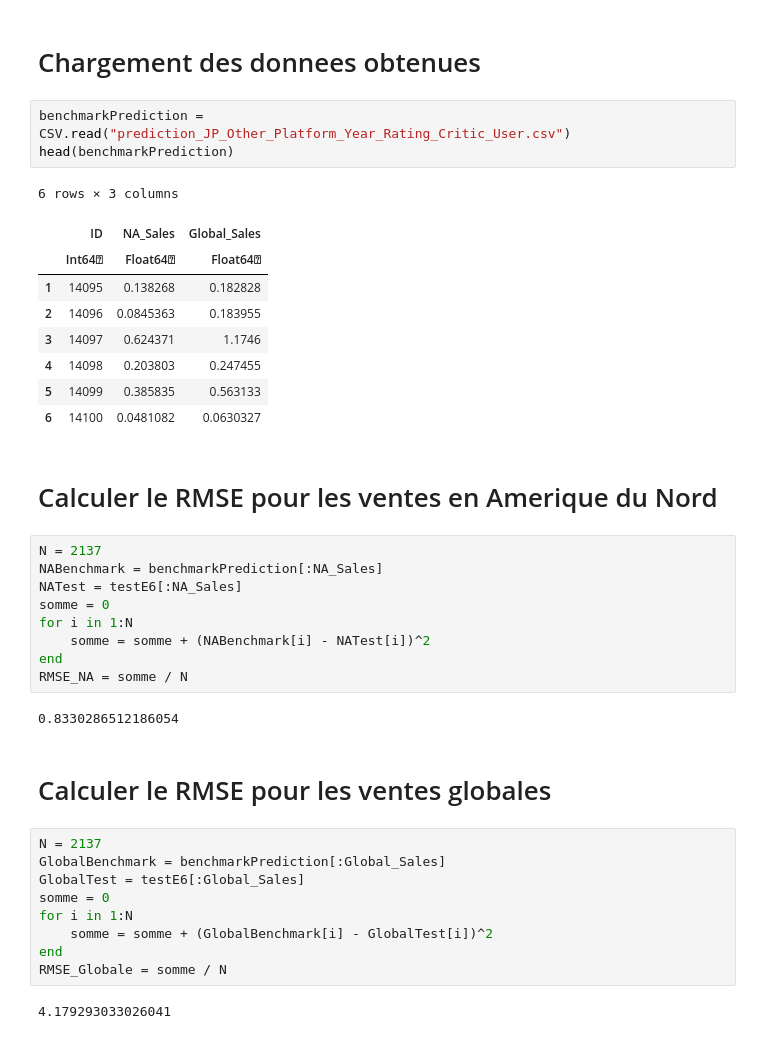
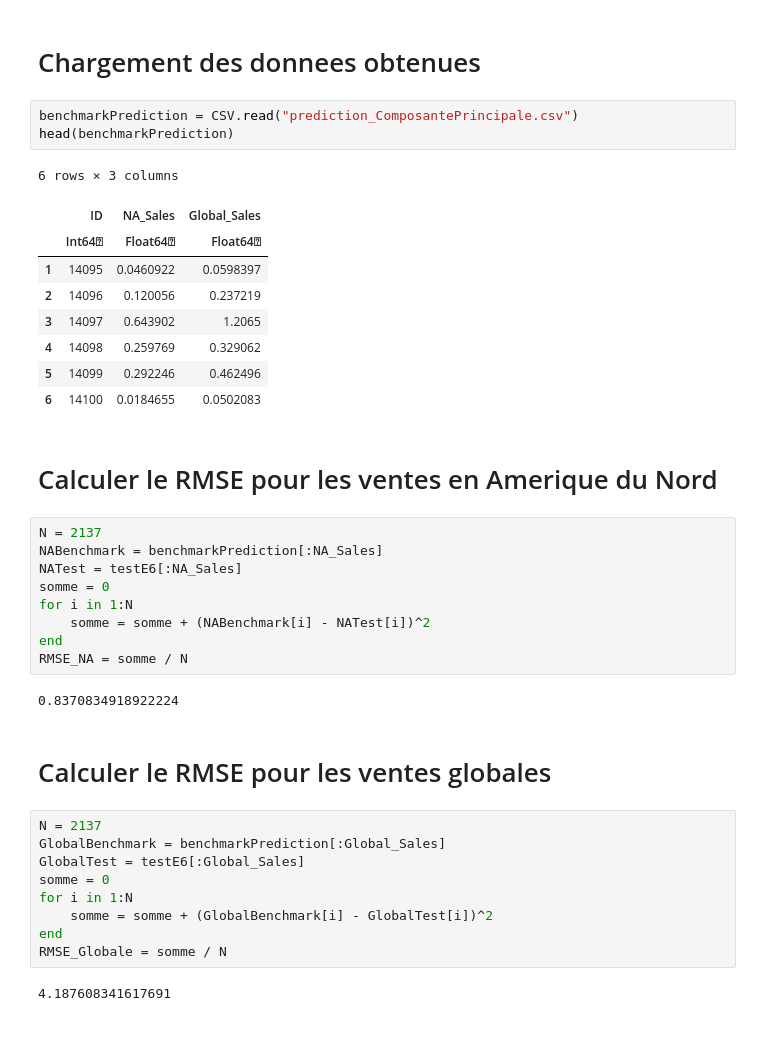
Before and after one commit to phred1/Concours, a Jupyter notebook: Testing/TestEquipe6.ipynb, the cells around one changed output. Cells and saved outputs as stored; diff of their text form.

```diff
--- a/Testing/TestEquipe6.ipynb
+++ b/Testing/TestEquipe6.ipynb
@@ -19,18 +19,18 @@ head(testE6)
 # %% [markdown]
 # Chargement des donnees obtenues
 # %%
-benchmarkPrediction = CSV.read("prediction_JP_Other_Platform_Year_Rating_Critic_User.csv")
+benchmarkPrediction = CSV.read("prediction_ComposantePrincipale.csv")
 head(benchmarkPrediction)
 # %% [output]
 6 rows × 3 columns
 |  | ID | NA_Sales | Global_Sales |
 |  | Int64⍰ | Float64⍰ | Float64⍰ |
-| 1 | 14095 | 0.138268 | 0.182828 |
-| 2 | 14096 | 0.0845363 | 0.183955 |
-| 3 | 14097 | 0.624371 | 1.1746 |
-| 4 | 14098 | 0.203803 | 0.247455 |
-| 5 | 14099 | 0.385835 | 0.563133 |
-| 6 | 14100 | 0.0481082 | 0.0630327 |
+| 1 | 14095 | 0.0460922 | 0.0598397 |
+| 2 | 14096 | 0.120056 | 0.237219 |
+| 3 | 14097 | 0.643902 | 1.2065 |
+| 4 | 14098 | 0.259769 | 0.329062 |
+| 5 | 14099 | 0.292246 | 0.462496 |
+| 6 | 14100 | 0.0184655 | 0.0502083 |
 # %% [markdown]
 # Calculer le RMSE pour les ventes en Amerique du Nord
 # %%
@@ -43,7 +43,7 @@ for i in 1:N
 end
 RMSE_NA = somme / N
 # %% [output]
-0.8330286512186054
+0.8370834918922224
 # %% [markdown]
 # Calculer le RMSE pour les ventes globales
 # %%
@@ -56,4 +56,4 @@ for i in 1:N
 end
 RMSE_Globale = somme / N
 # %% [output]
-4.179293033026041
+4.187608341617691
```
Also changed, not shown: 8 other files.
